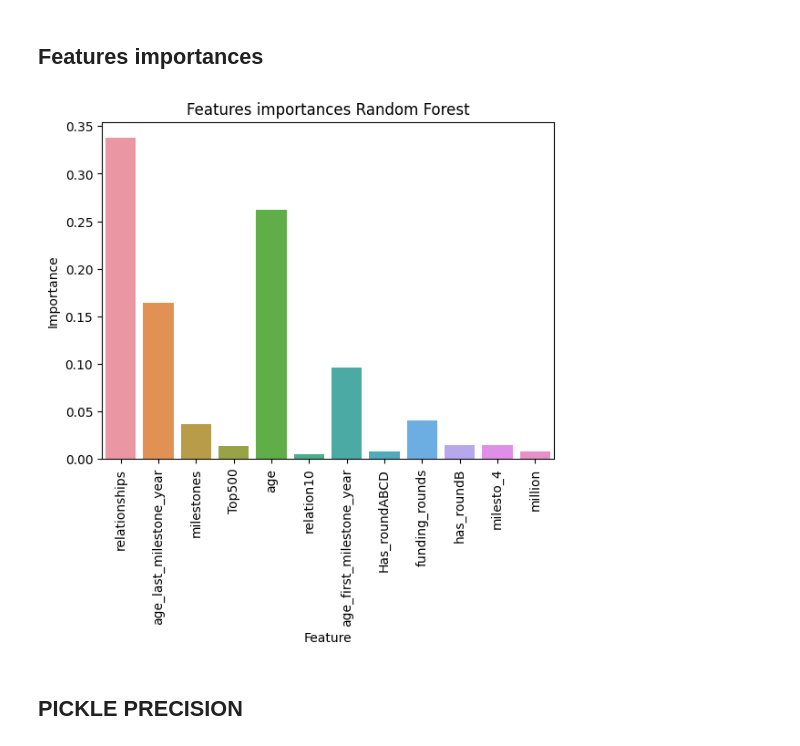
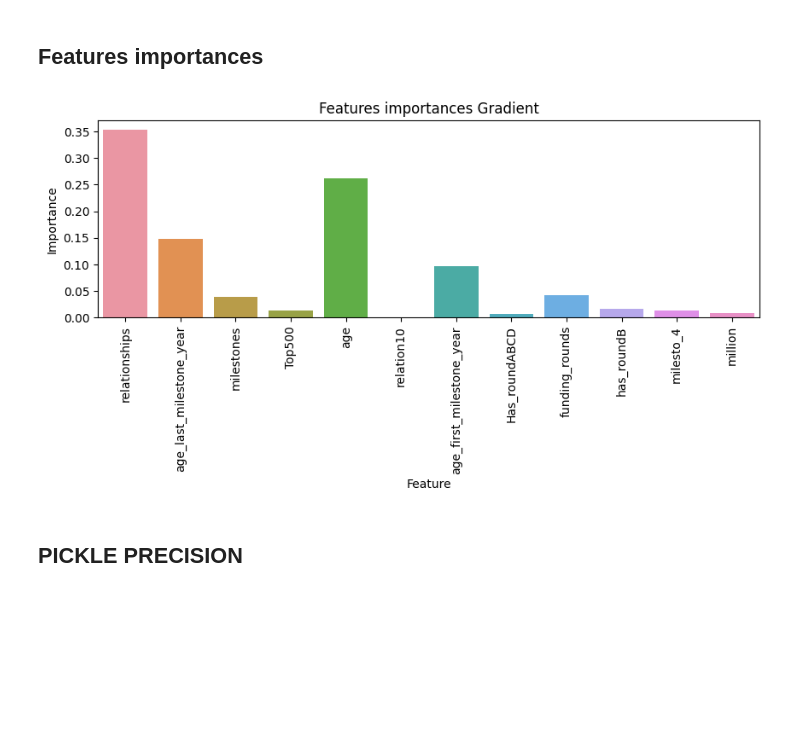
Before and after one commit to Migueldfr/Startup-Predictions, a Jupyter notebook: memoria.ipynb, the cells around one changed output. Drawn from its saved outputs; the diff is of its cells as text; code cells hidden in the pictures; blank space fills up the shorter version.

```diff
--- a/memoria.ipynb
+++ b/memoria.ipynb
@@ -747,7 +750,7 @@ parameters = {"n_estimators":[70,80,90],
               "min_samples_split": [6,7,8,9]
               }
 
-#gb_gs = GridSearchCV(model, parameters, cv=5, scoring="precision")
-#
-#gb_gs.fit(X_train, y_train)
-#gb_gs.best_params_
+gb_gs = GridSearchCV(model, parameters, cv=5, scoring="precision")
+
+gb_gs.fit(X_train, y_train)
+gb_gs.best_params_
@@ -754,5 +762,5 @@ parameters = {"n_estimators":[70,80,90],
 # %%
-model_gra = GradientBoostingClassifier(learning_rate=0.2, max_depth=4, min_samples_split= 7, n_estimators= 90, random_state=60)
+model_gra = GradientBoostingClassifier(learning_rate=0.2, max_depth=4, min_samples_split= 9, n_estimators= 70, random_state=1)
 
 model_gra.fit(X_train, y_train)
 
@@ -1036,13 +1044,15 @@ Results.plot(kind= 'bar')
 # %% [markdown]
 ## Features importances
 # %%
+plt.figure(figsize=(10,3))
+
 importances = pd.DataFrame({'Importance':model_gra.feature_importances_,'Feature':X.columns })
 sns.barplot(x = 'Feature', y = 'Importance', data= importances)
 sns.color_palette("Spectral",as_cmap=True)
 plt.xticks(rotation=90)
-plt.title('Features importances Random Forest');
+plt.title('Features importances Gradient');
 # %% [output]
-[figure, old version]
+[figure, new version]
 # %% [markdown]
 ## PICKLE PRECISION
 # %%
```
Also changed, not shown: parts of 17 cells of this notebook, 1 other file.
